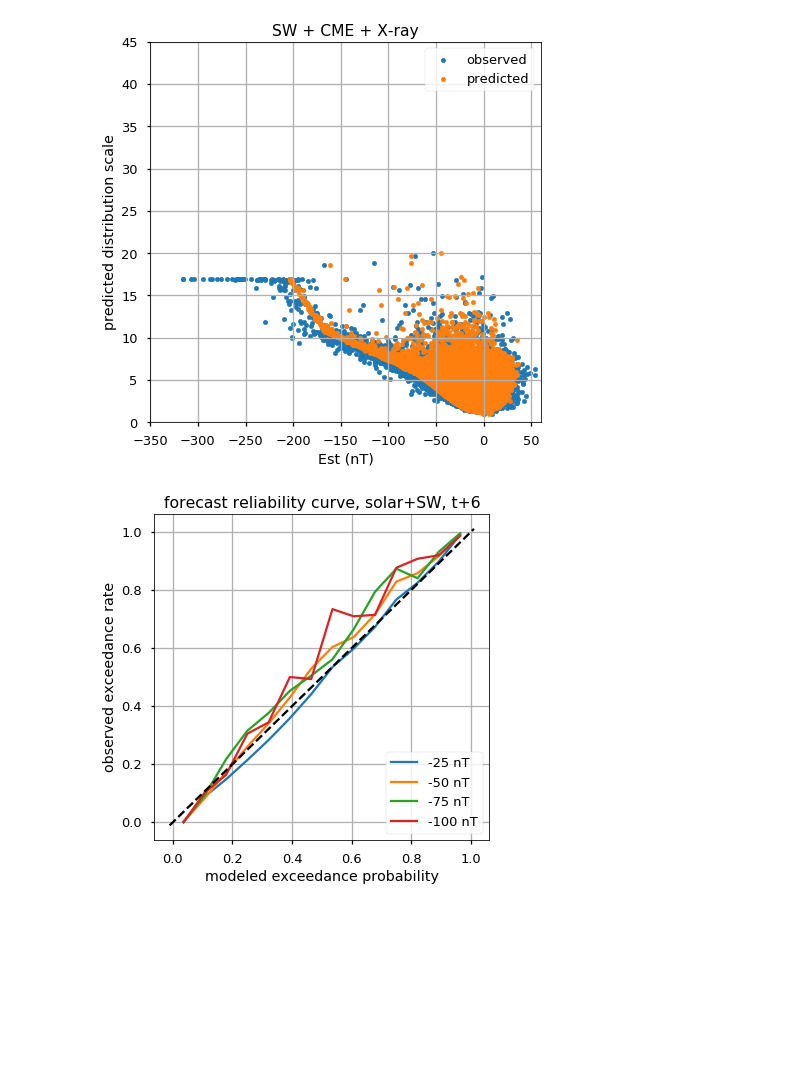
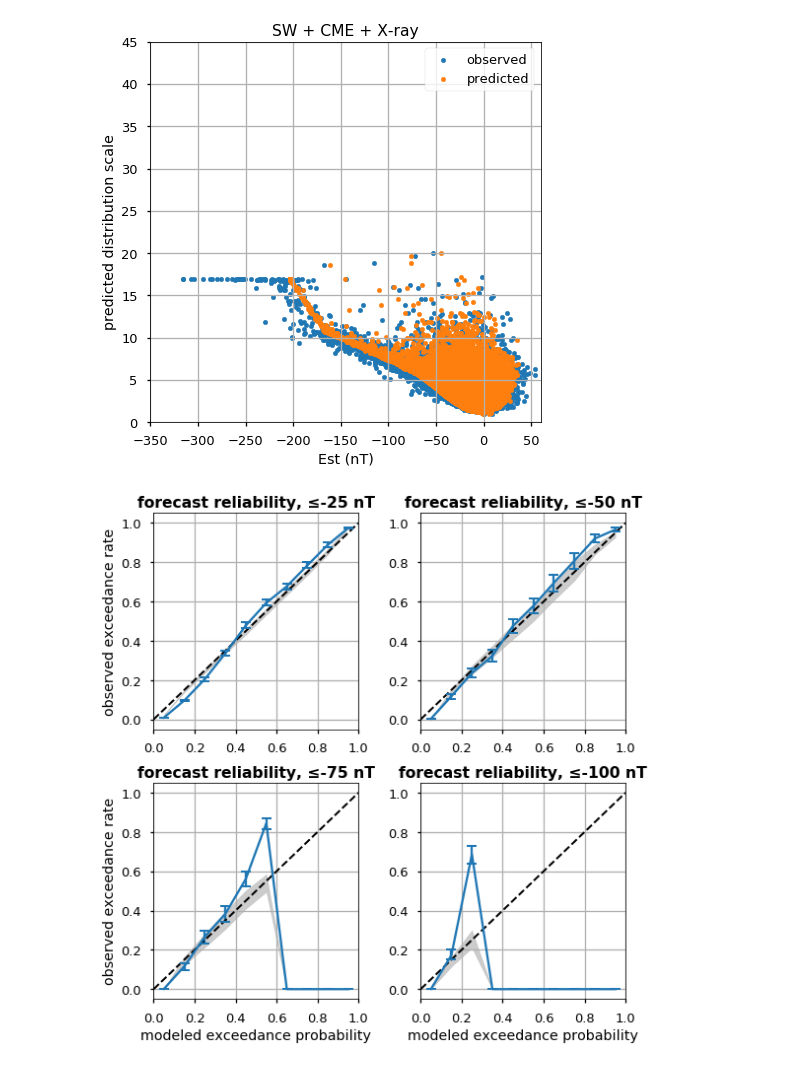
Before and after one commit to sarttiso/spaceweather, a Jupyter notebook: forecasting_extcoeff_BNN.ipynb, the cells around one changed output. Saved outputs shown, nothing was run; the diff lists cells and outputs as text; code cells hidden in the pictures; blank space fills up the shorter version.

```diff
--- a/forecasting_extcoeff_BNN.ipynb
+++ b/forecasting_extcoeff_BNN.ipynb
@@ -778,14 +791,24 @@ for ii in range(nthres):
-# %%
-plt.figure(figsize=[6, 6])
-for ii in range(nthres):
-    plt.plot(bins, obs_exc[:,ii], label=str(thres[ii])+' nT')
-abline(1, 0)
-plt.xlabel('modeled exceedance probability')
-plt.ylabel('observed exceedance rate')
-plt.title('forecast reliability curve, solar+SW, t+6')
-plt.grid(True)
-plt.legend(loc='lower right')
-# plt.savefig('figures/est_forecast_reliability_CMESW_Gaussian_mod_t+6.pdf', format='pdf')
-plt.show()
-# %% [output]
-[figure, removed]
+# %%
+fig, ax = plt.subplots(2, 2, figsize=[8, 8])
+
+for ii in range(nthres):
+    idx = np.unravel_index(ii, ax.shape)
+    ax[idx].fill_between(bins, consist_lb[:,ii], consist_ub[:,ii], color='k', alpha=0.2)
+    ax[idx].plot([0, 1], [0, 1], color='k', linestyle='--', linewidth=2)
+    ax[idx].errorbar(bins, obs_exc[:,ii],
+                     yerr=+np.column_stack((obs_exc_lb[:,ii], obs_exc_ub[:,ii])).T,
+                     capsize=5, capthick=2, label='{:4d}'.format(thres[ii]) + ' nT')
+    ax[idx].set_title('forecast reliability, ≤%d nT' % thres[ii], fontweight='bold')
+    ax[idx].set_xlim([0, 1])
+    ax[idx].grid(True)
+
+# leg = plt.legend(loc='lower right')
+ax[0, 0].set_ylabel('observed exceedance rate')
+ax[1, 0].set_ylabel('observed exceedance rate')
+ax[1, 0].set_xlabel('modeled exceedance probability')
+ax[1, 1].set_xlabel('modeled exceedance probability')
+plt.tight_layout()
+# plt.savefig('figures/est_forecast_reliability_CMESW_Gaussian_mod_t+6.png', format='png', dpi=300, bbox_inches='tight')
+plt.show()
+# %% [output]
+[figure, added]
```
Also changed, not shown: parts of 11 cells of this notebook, 14 other files.
